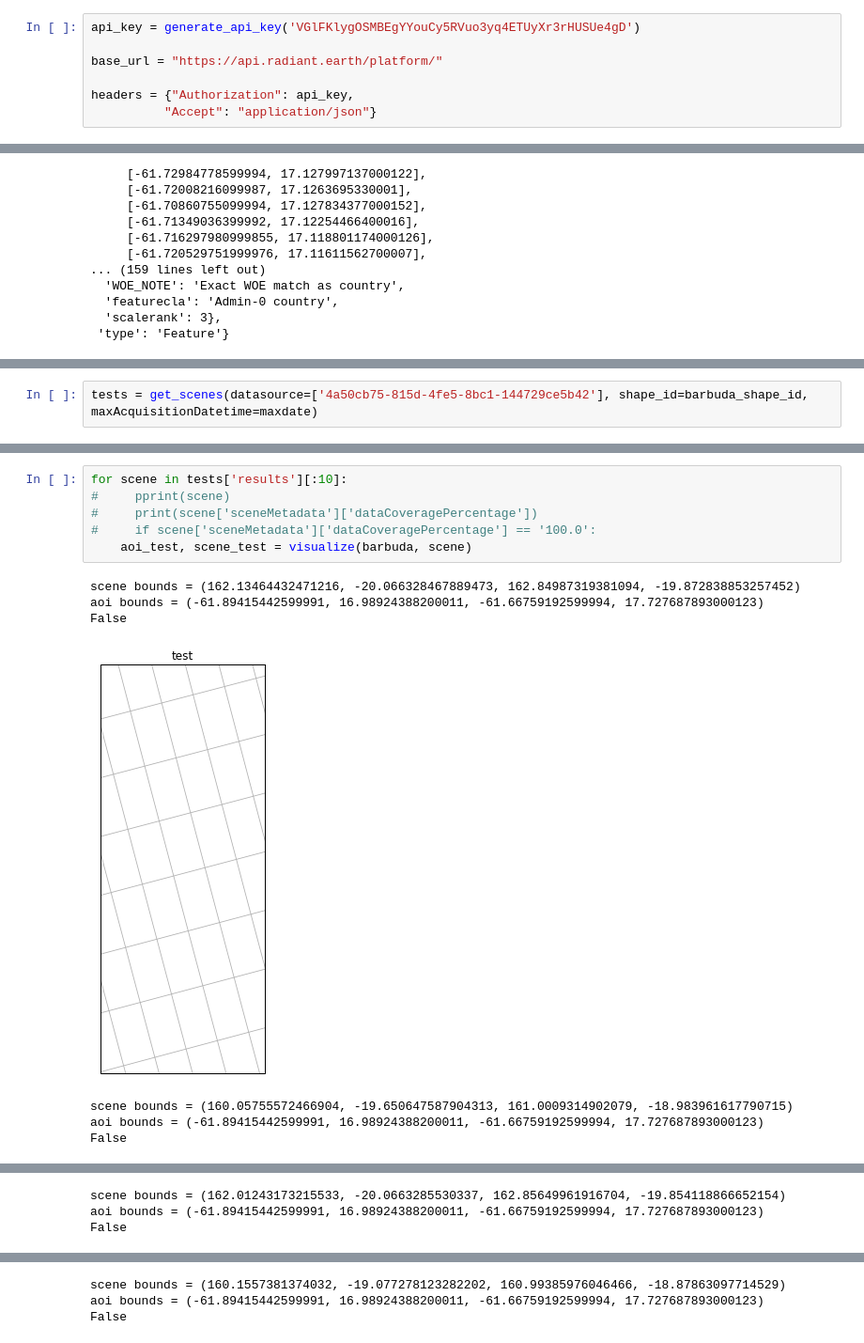
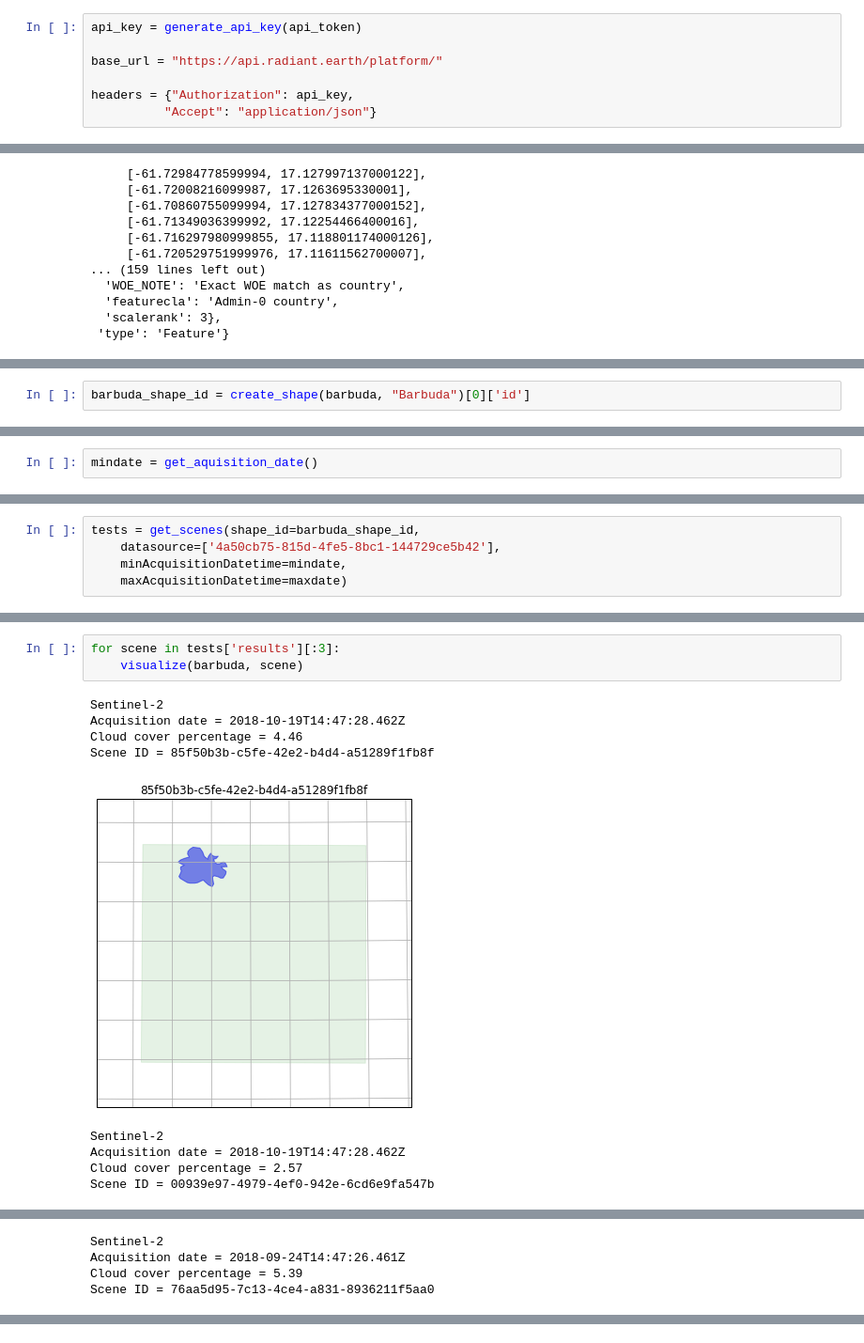
Before and after one commit to ako1983/radiant-geotools, a Jupyter notebook: webinar-v1.0.ipynb, the cells around one changed output, grey strips where cells are left out. Shown at 94% size. Cells and saved outputs as stored; diff of their text form.

Commit message:
update Docker image

```diff
--- a/webinar-v1.0.ipynb
+++ b/webinar-v1.0.ipynb
@@ -49,7 +60,7 @@ def generate_api_key(refresh_token):
 
     return api_key
 # %%
-api_key = generate_api_key('VGlFKlygOSMBEgYYouCy5RVuo3yq4ETUyXr3rHUSUe4gD')
+api_key = generate_api_key(api_token)
 
 base_url = "https://api.radiant.earth/platform/"
 
@@ -636,3 +635,5 @@ barbuda_shape_id = 'c2fae467-180b-483c-8666-dbbb25181023'
+# %%
+barbuda_shape_id = create_shape(barbuda, "Barbuda")[0]['id']
 # %%
 barbuda_shape_id
 # %% [output]
@@ -643,0 +645,2 @@ Enter aquisition date yyyy-mm-dd: 2018-08-21
+# %%
+mindate = get_aquisition_date()
@@ -644,2 +649,5 @@ Enter aquisition date yyyy-mm-dd: 2018-08-21
 # %%
-tests = get_scenes(datasource=['4a50cb75-815d-4fe5-8bc1-144729ce5b42'], shape_id=barbuda_shape_id, maxAcquisitionDatetime=maxdate)
+tests = get_scenes(shape_id=barbuda_shape_id,
+    datasource=['4a50cb75-815d-4fe5-8bc1-144729ce5b42'],
+    minAcquisitionDatetime=mindate,
+    maxAcquisitionDatetime=maxdate)
@@ -716,14 +736,13 @@ def visualize(geojson, scene):
 # %%
-for scene in tests['results'][:10]:
-#     pprint(scene)
-#     print(scene['sceneMetadata']['dataCoveragePercentage'])
-#     if scene['sceneMetadata']['dataCoveragePercentage'] == '100.0':
-    aoi_test, scene_test = visualize(barbuda, scene)
+for scene in tests['results'][:3]:
+    visualize(barbuda, scene)
 # %% [output]
-scene bounds = (162.13464432471216, -20.066328467889473, 162.84987319381094, -19.872838853257452)
-aoi bounds = (-61.89415442599991, 16.98924388200011, -61.66759192599994, 17.727687893000123)
-False
+Sentinel-2
+Acquisition date = 2018-10-19T14:47:28.462Z
+Cloud cover percentage = 4.46
+Scene ID = 85f50b3b-c5fe-42e2-b4d4-a51289f1fb8f
-[figure, old version]
+[figure, new version]
-scene bounds = (160.05755572466904, -19.650647587904313, 161.0009314902079, -18.983961617790715)
-aoi bounds = (-61.89415442599991, 16.98924388200011, -61.66759192599994, 17.727687893000123)
-False
+Sentinel-2
+Acquisition date = 2018-10-19T14:47:28.462Z
+Cloud cover percentage = 2.57
+Scene ID = 00939e97-4979-4ef0-942e-6cd6e9fa547b
@@ -731,3 +750,4 @@ False
-scene bounds = (162.01243173215533, -20.0663285530337, 162.85649961916704, -19.854118866652154)
-aoi bounds = (-61.89415442599991, 16.98924388200011, -61.66759192599994, 17.727687893000123)
-False
+Sentinel-2
+Acquisition date = 2018-09-24T14:47:26.461Z
+Cloud cover percentage = 5.39
+Scene ID = 76aa5d95-7c13-4ce4-a831-8936211f5aa0
@@ -735,3 +754,0 @@ False
-scene bounds = (160.1557381374032, -19.077278123282202, 160.99385976046466, -18.87863097714529)
-aoi bounds = (-61.89415442599991, 16.98924388200011, -61.66759192599994, 17.727687893000123)
-False
```
Also changed, not shown: parts of 48 cells of this notebook, 1 other file.
